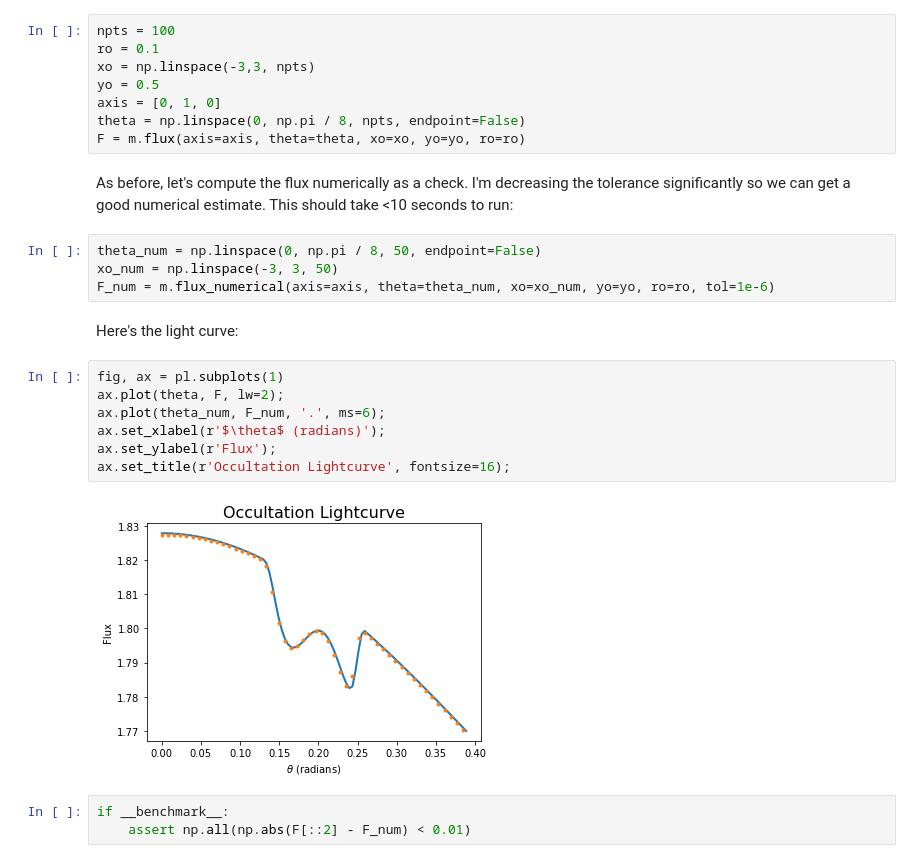
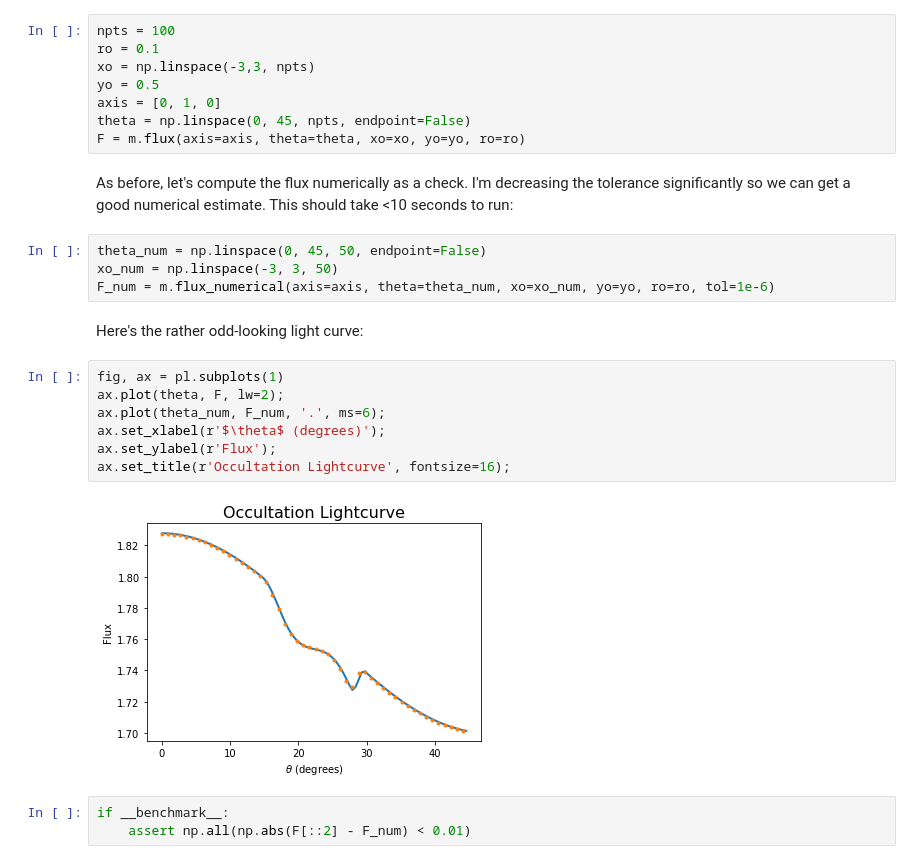
Before and after one commit to rodluger/starry, a Jupyter notebook: docs/tutorials/basics1.ipynb, the cells around one changed output. Drawn from its saved outputs; the diff is of its cells as text.

Commit message:
Normalized unit vectors; all angles input in degrees

```diff
--- a/docs/tutorials/basics1.ipynb
+++ b/docs/tutorials/basics1.ipynb
@@ -196,25 +196,25 @@ ro = 0.1
 xo = np.linspace(-3,3, npts)
 yo = 0.5
 axis = [0, 1, 0]
-theta = np.linspace(0, np.pi / 8, npts, endpoint=False)
+theta = np.linspace(0, 45, npts, endpoint=False)
 F = m.flux(axis=axis, theta=theta, xo=xo, yo=yo, ro=ro)
 # %% [markdown]
 As before, let's compute the flux numerically as a check. I'm decreasing the tolerance significantly so we can get a good numerical estimate. This should take <10 seconds to run:
 # %%
-theta_num = np.linspace(0, np.pi / 8, 50, endpoint=False)
+theta_num = np.linspace(0, 45, 50, endpoint=False)
 xo_num = np.linspace(-3, 3, 50)
 F_num = m.flux_numerical(axis=axis, theta=theta_num, xo=xo_num, yo=yo, ro=ro, tol=1e-6)
 # %% [markdown]
-Here's the light curve:
+Here's the rather odd-looking light curve:
 # %%
 fig, ax = pl.subplots(1)
 ax.plot(theta, F, lw=2);
 ax.plot(theta_num, F_num, '.', ms=6);
-ax.set_xlabel(r'$\theta$ (radians)');
+ax.set_xlabel(r'$\theta$ (degrees)');
 ax.set_ylabel(r'Flux');
 ax.set_title(r'Occultation Lightcurve', fontsize=16);
 # %% [output]
-[figure, old version]
+[figure, new version]
 # %%
 if __benchmark__:
     assert np.all(np.abs(F[::2] - F_num) < 0.01)
```
Also changed, not shown: parts of 7 cells of this notebook, 17 other files.
